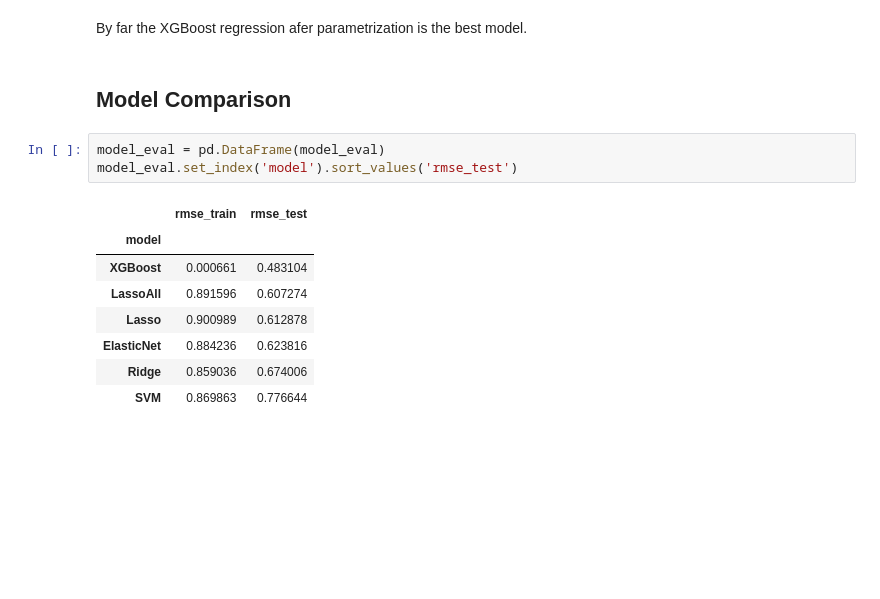
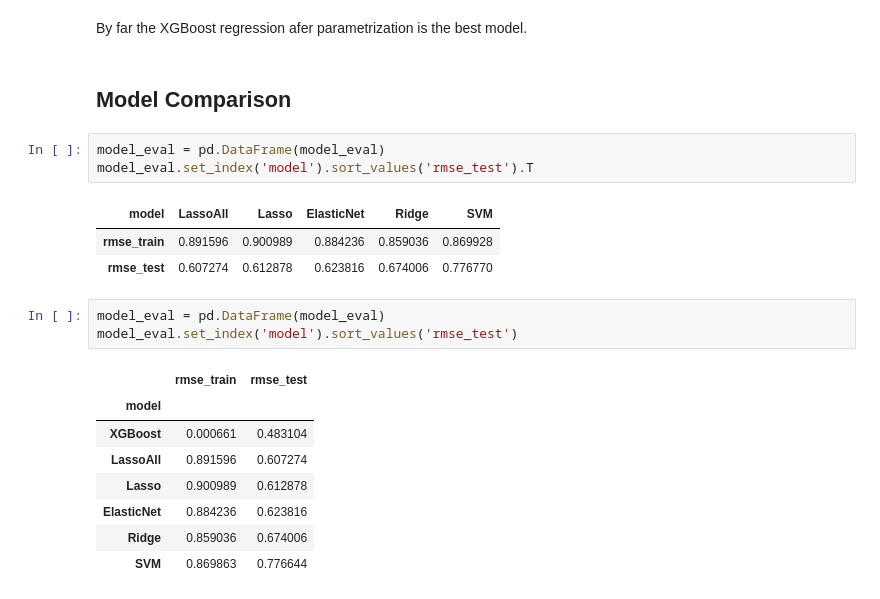
Before and after one commit to ennis-kurt/Crop-Yield-Model-Using-Machine-Learning, a Jupyter notebook: Modelling.ipynb, the cells around one changed output. Cells and saved outputs as stored; diff of their text form; blank space fills up the shorter version.

```diff
--- a/Modelling.ipynb
+++ b/Modelling.ipynb
@@ -630,6 +630,13 @@ plt.show()
 By far the XGBoost regression afer parametrization is the best model.
 # %% [markdown]
 ## Model Comparison
+# %%
+model_eval = pd.DataFrame(model_eval)
+model_eval.set_index('model').sort_values('rmse_test').T
+# %% [output]
+| model | LassoAll | Lasso | ElasticNet | Ridge | SVM |
+| rmse_train | 0.891596 | 0.900989 | 0.884236 | 0.859036 | 0.869928 |
+| rmse_test | 0.607274 | 0.612878 | 0.623816 | 0.674006 | 0.776770 |
 # %%
 model_eval = pd.DataFrame(model_eval)
 model_eval.set_index('model').sort_values('rmse_test')
```
Also changed, not shown: parts of 7 cells of this notebook, 10 other files.
